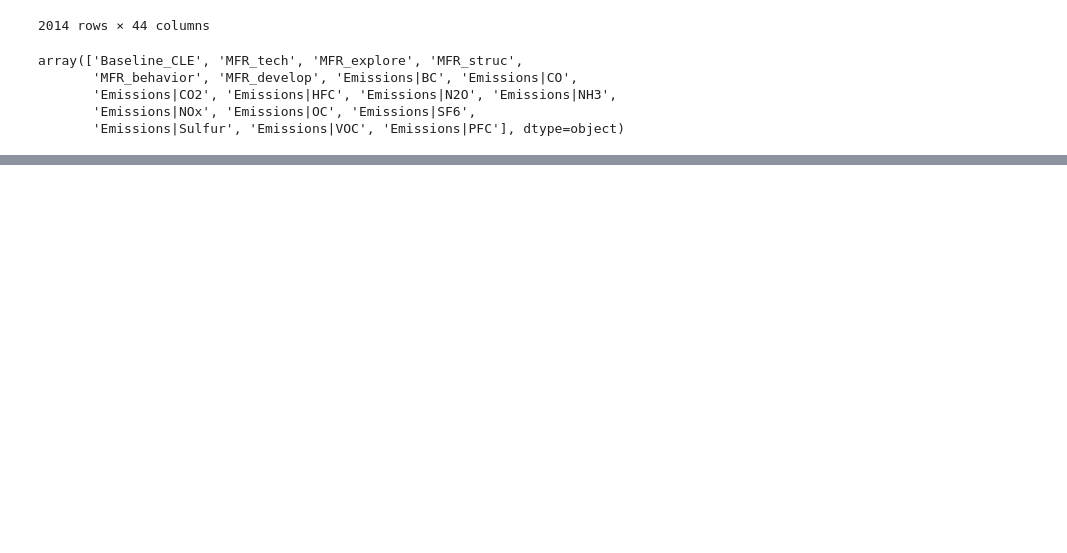
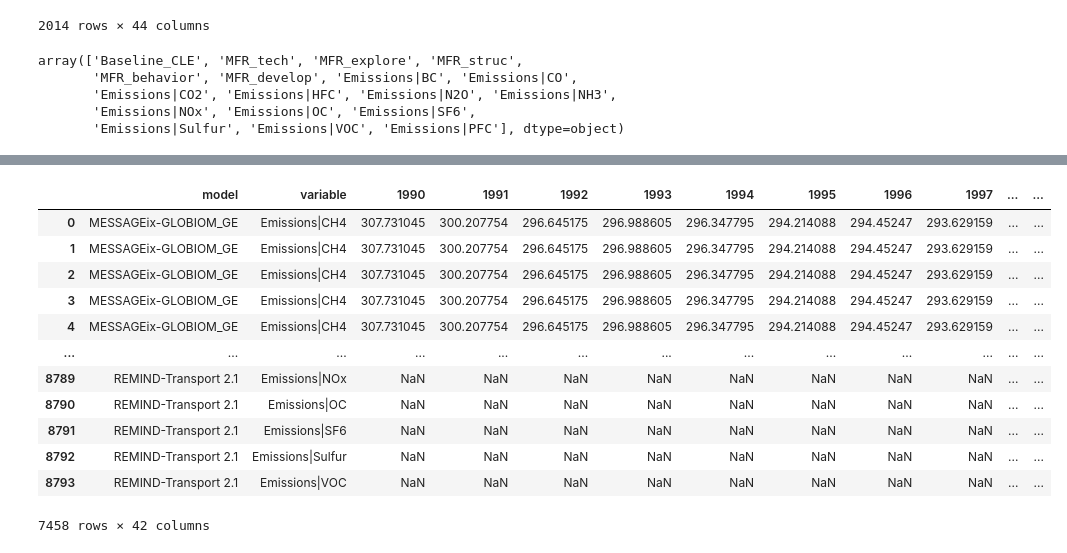
Before and after one commit to chrisroadmap/methane-mitigation, a Jupyter notebook: notebooks/consolidate-gains-emissions.ipynb, the cells around one changed output, grey strips where cells are left out. Drawn from its saved outputs; the diff is of its cells as text; code cells hidden in the pictures; blank space fills up the shorter version.

```diff
--- a/notebooks/consolidate-gains-emissions.ipynb
+++ b/notebooks/consolidate-gains-emissions.ipynb
@@ -138,0 +185,7 @@ MFR_develop
+# %%
+gains_df.drop(columns = ['scenario', 'MPscen'], inplace=True)
+# %%
+gains_df.rename(columns={"scen": "scenario"}, inplace=True)
+# %%
+years = list(range(1990, 2020)) + list(range(2020, 2110, 10))
+years
@@ -138,0 +210,18 @@ MFR_develop
+# %%
+gains_df.rename(columns={f'y{year}': year for year in years}, inplace=True)
+# %%
+gains_df
+# %% [output]
+|  | model | variable | 1990 | 1991 | 1992 | 1993 | 1994 | 1995 | 1996 | 1997 | ... | ... |
+| 0 | MESSAGEix-GLOBIOM_GE | Emissions|CH4 | 307.731045 | 300.207754 | 296.645175 | 296.988605 | 296.347795 | 294.214088 | 294.45247 | 293.629159 | ... | ... |
+| 1 | MESSAGEix-GLOBIOM_GE | Emissions|CH4 | 307.731045 | 300.207754 | 296.645175 | 296.988605 | 296.347795 | 294.214088 | 294.45247 | 293.629159 | ... | ... |
+| 2 | MESSAGEix-GLOBIOM_GE | Emissions|CH4 | 307.731045 | 300.207754 | 296.645175 | 296.988605 | 296.347795 | 294.214088 | 294.45247 | 293.629159 | ... | ... |
+| 3 | MESSAGEix-GLOBIOM_GE | Emissions|CH4 | 307.731045 | 300.207754 | 296.645175 | 296.988605 | 296.347795 | 294.214088 | 294.45247 | 293.629159 | ... | ... |
+| 4 | MESSAGEix-GLOBIOM_GE | Emissions|CH4 | 307.731045 | 300.207754 | 296.645175 | 296.988605 | 296.347795 | 294.214088 | 294.45247 | 293.629159 | ... | ... |
+| ... | ... | ... | ... | ... | ... | ... | ... | ... | ... | ... | ... | ... |
+| 8789 | REMIND-Transport 2.1 | Emissions|NOx | NaN | NaN | NaN | NaN | NaN | NaN | NaN | NaN | ... | ... |
+| 8790 | REMIND-Transport 2.1 | Emissions|OC | NaN | NaN | NaN | NaN | NaN | NaN | NaN | NaN | ... | ... |
+| 8791 | REMIND-Transport 2.1 | Emissions|SF6 | NaN | NaN | NaN | NaN | NaN | NaN | NaN | NaN | ... | ... |
+| 8792 | REMIND-Transport 2.1 | Emissions|Sulfur | NaN | NaN | NaN | NaN | NaN | NaN | NaN | NaN | ... | ... |
+| 8793 | REMIND-Transport 2.1 | Emissions|VOC | NaN | NaN | NaN | NaN | NaN | NaN | NaN | NaN | ... | ... |
+7458 rows × 42 columns
```
Also changed, not shown: parts of 25 cells of this notebook, 3 other files.
